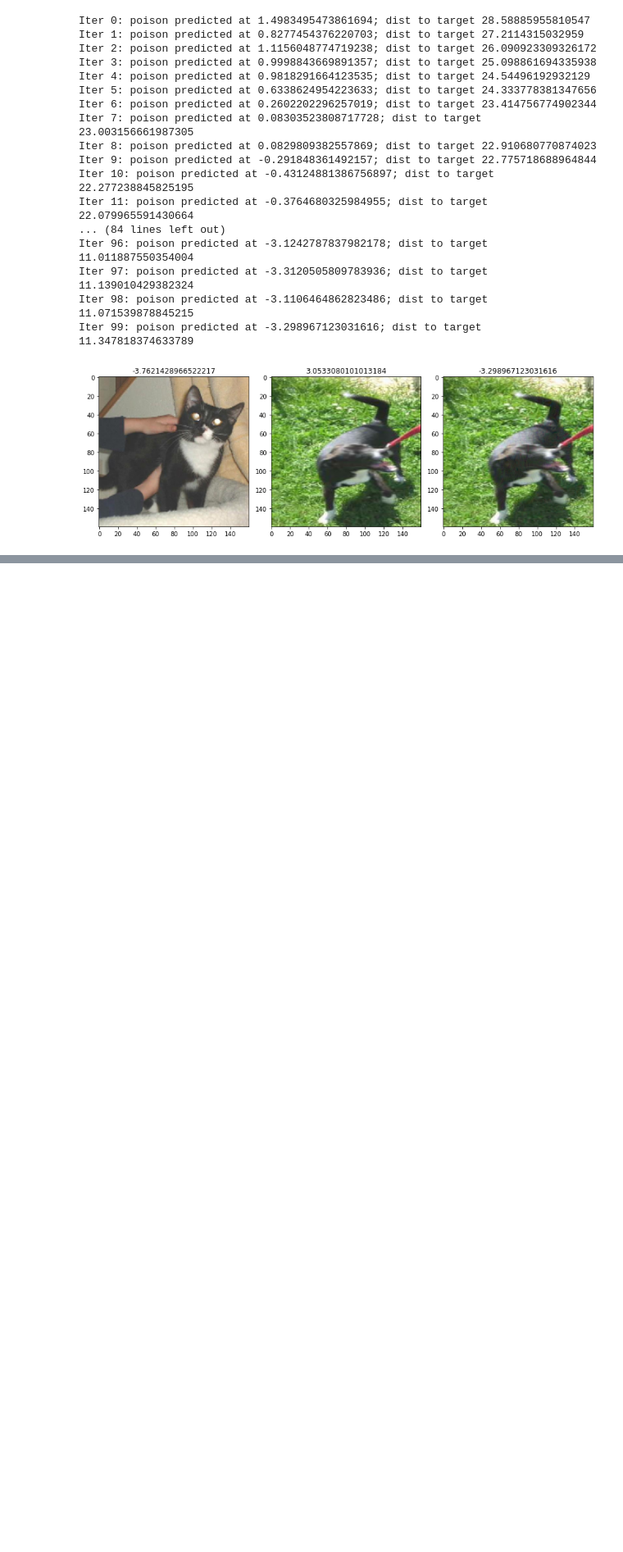
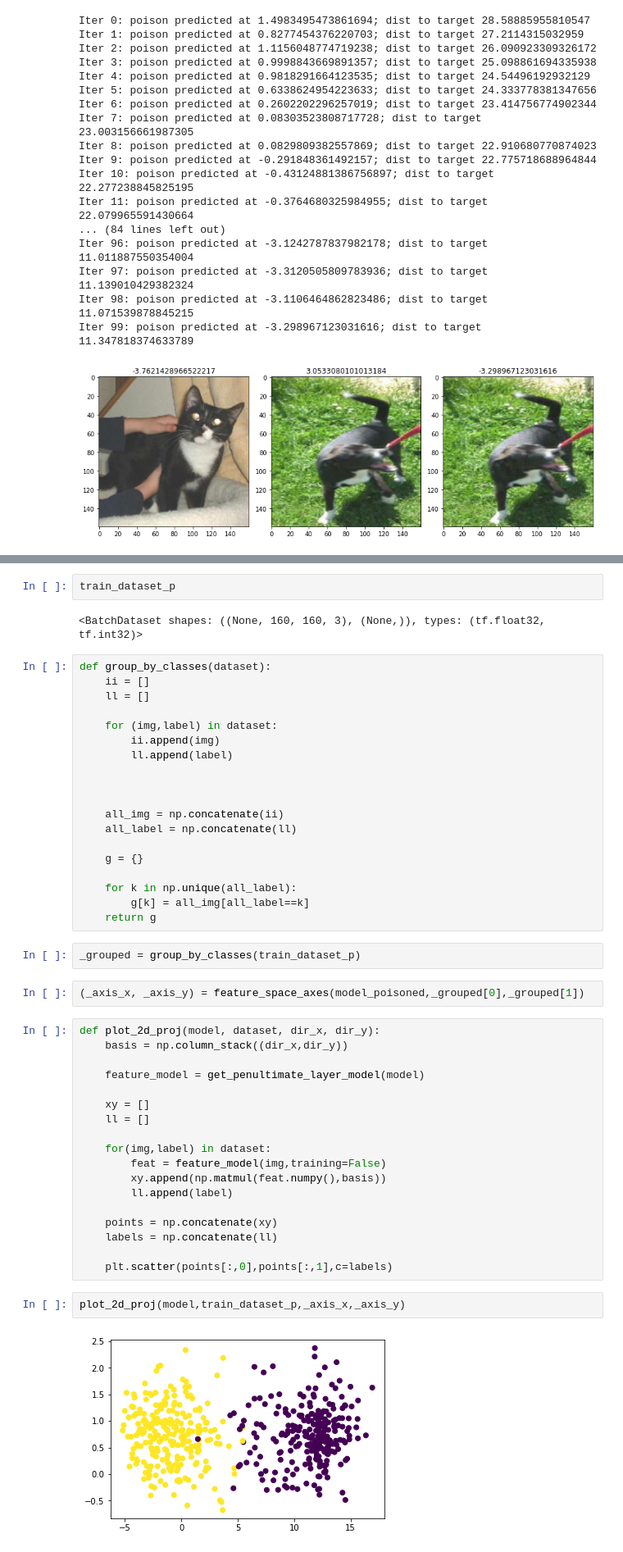
Before and after one commit to WileyCorning/CS782-poison-frogs, a Jupyter notebook: transfer-learning-attack.ipynb, the cells around one changed output, grey strips where cells are left out. Shown at 82% size. Drawn from its saved outputs; the diff is of its cells as text; blank space fills up the shorter version.

Commit message:
Add 2D scatter plot visualization of feature space

```diff
--- a/transfer-learning-attack.ipynb
+++ b/transfer-learning-attack.ipynb
@@ -471,0 +497,49 @@ quick_chart(model_poisoned,[_target_image,_base_image,_poison_image,_rue],2,2)
+# %%
+train_dataset_p
+# %% [output]
+<BatchDataset shapes: ((None, 160, 160, 3), (None,)), types: (tf.float32, tf.int32)>
+# %%
+def group_by_classes(dataset):
+    ii = []
+    ll = []
+
+    for (img,label) in dataset:
+        ii.append(img)
+        ll.append(label)
+
+
+
+    all_img = np.concatenate(ii)
+    all_label = np.concatenate(ll)
+
+    g = {}
+
+    for k in np.unique(all_label):
+        g[k] = all_img[all_label==k]
+    return g
+# %%
+_grouped = group_by_classes(train_dataset_p)
+# %%
+(_axis_x, _axis_y) = feature_space_axes(model_poisoned,_grouped[0],_grouped[1])
+# %%
+def plot_2d_proj(model, dataset, dir_x, dir_y):
+    basis = np.column_stack((dir_x,dir_y))
+
+    feature_model = get_penultimate_layer_model(model)
+
+    xy = []
+    ll = []
+
+    for(img,label) in dataset:
+        feat = feature_model(img,training=False)
+        xy.append(np.matmul(feat.numpy(),basis))
+        ll.append(label)
+
+    points = np.concatenate(xy)
+    labels = np.concatenate(ll)
+
+    plt.scatter(points[:,0],points[:,1],c=labels)
+# %%
+plot_2d_proj(model,train_dataset_p,_axis_x,_axis_y)
+# %% [output]
+[figure, added]
```
Also changed, not shown: parts of 27 cells of this notebook.
